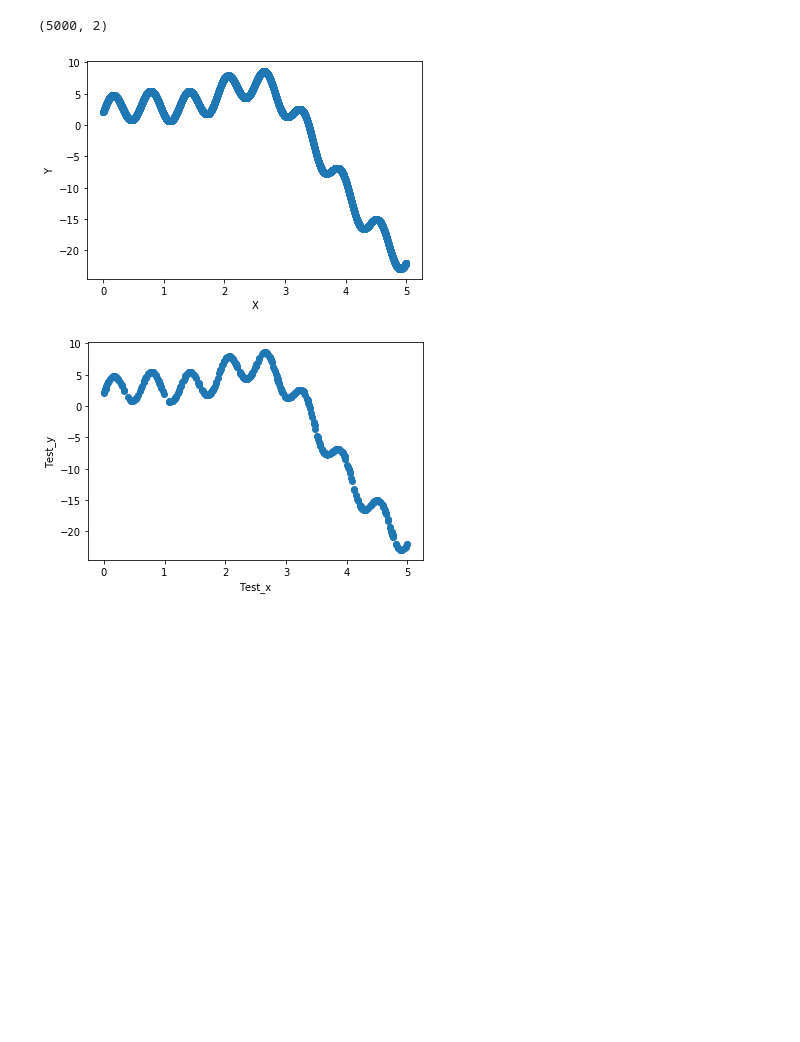
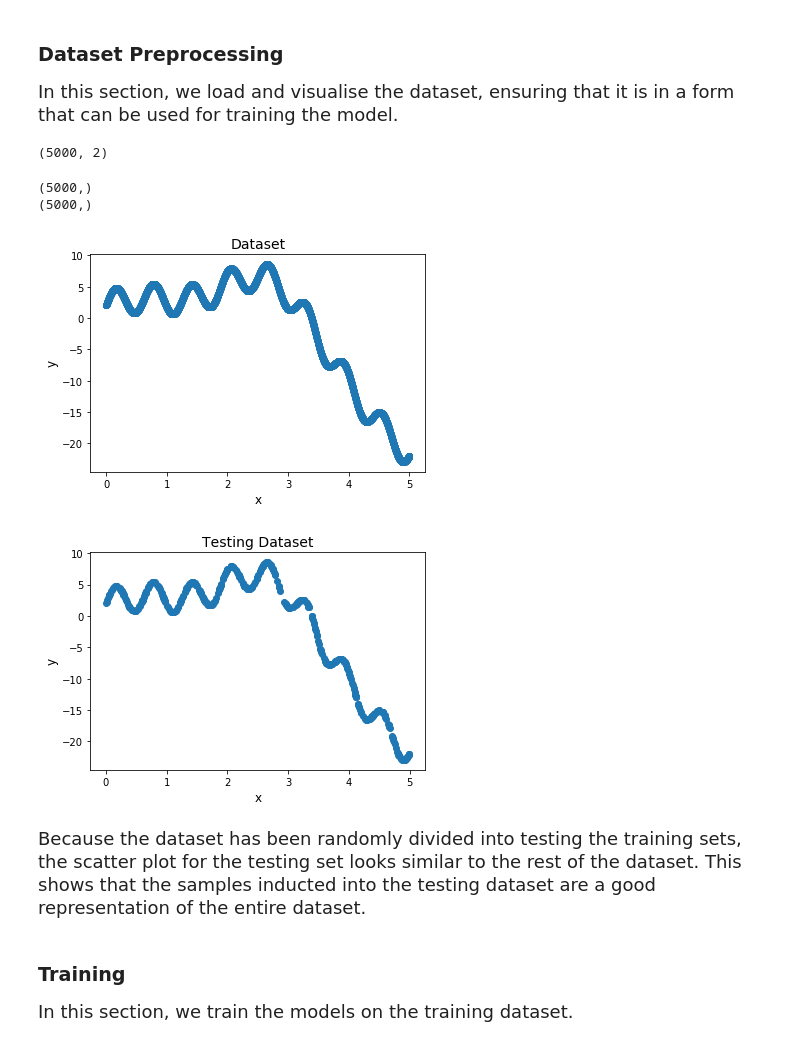
Before and after one commit to jiviteshjain/bias-variance-tradeoff, a Jupyter notebook: MDL-Assignment1.ipynb, the cells around one changed output. Saved outputs shown, nothing was run; the diff lists cells and outputs as text; code cells hidden in the pictures; blank space fills up the shorter version.

```diff
--- a/MDL-Assignment1.ipynb
+++ b/MDL-Assignment1.ipynb
@@ -8,4 +31,9 @@ from sklearn import linear_model
 import pickle
 import math
 %matplotlib inline
+# %% [markdown]
+### Dataset Preprocessing
+<span style='font-family:serif; font-size:18px'>
+    In this section, we load and visualise the dataset, ensuring that it is in a form that can be used for training the model.
+</span>
 # %%
@@ -19,13 +49,18 @@ in_data.shape
 # %% [output]
 (5000, 2)
 # %%
-# since we have x and y in the same array we need to segregate the two
+# since we have x and y in the same array we need to separate the two
 X = in_data[:,0]
 Y = in_data[:,1]
+print(X.shape)
+print(Y.shape)
 plt.scatter(X,Y)
-plt.xlabel('X')
-plt.ylabel('Y')
+plt.xlabel('x', fontsize=12)
+plt.ylabel('y', fontsize=12)
+plt.title('Dataset', fontsize=14)
 plt.show()
 # %% [output]
+(5000,)
+(5000,)
-[figure, old version]
+[figure, new version]
 # %%
@@ -37,11 +73,19 @@ train_Y = np.array([Y[i] for i in range(math.ceil(len(Y)/10),len(Y))])
 # %%
 # plot for the testing data
 plt.scatter(test_X,test_Y)
-plt.xlabel('Test_x')
-plt.ylabel('Test_y')
+plt.xlabel('x', fontsize=12)
+plt.ylabel('y', fontsize=12)
+plt.title("Testing Dataset", fontsize=14)
 plt.show()
-
-# Here we see that the test data is almost same as the total data
 # %% [output]
-[figure, old version]
+[figure, new version]
+# %% [markdown]
+<span style='font-family:serif; font-size:18px'>
+    Because the dataset has been randomly divided into testing the training sets, the scatter plot for the testing set looks similar to the rest of the dataset. This shows that the samples inducted into the testing dataset are a good representation of the entire dataset.
+</span>
+# %% [markdown]
+### Training
+<span style='font-family:serif; font-size:18px'>
+In this section, we train the models on the training dataset.
+</span>
 # %%
```
Also changed, not shown: parts of 13 cells of this notebook, 2 other files.
